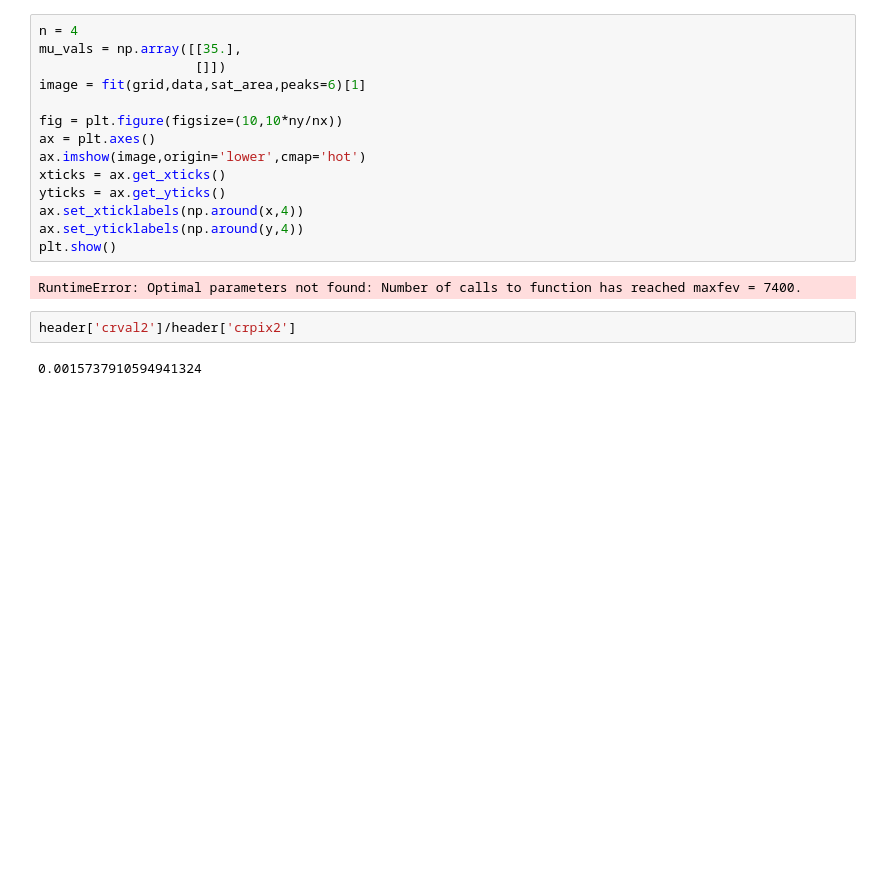
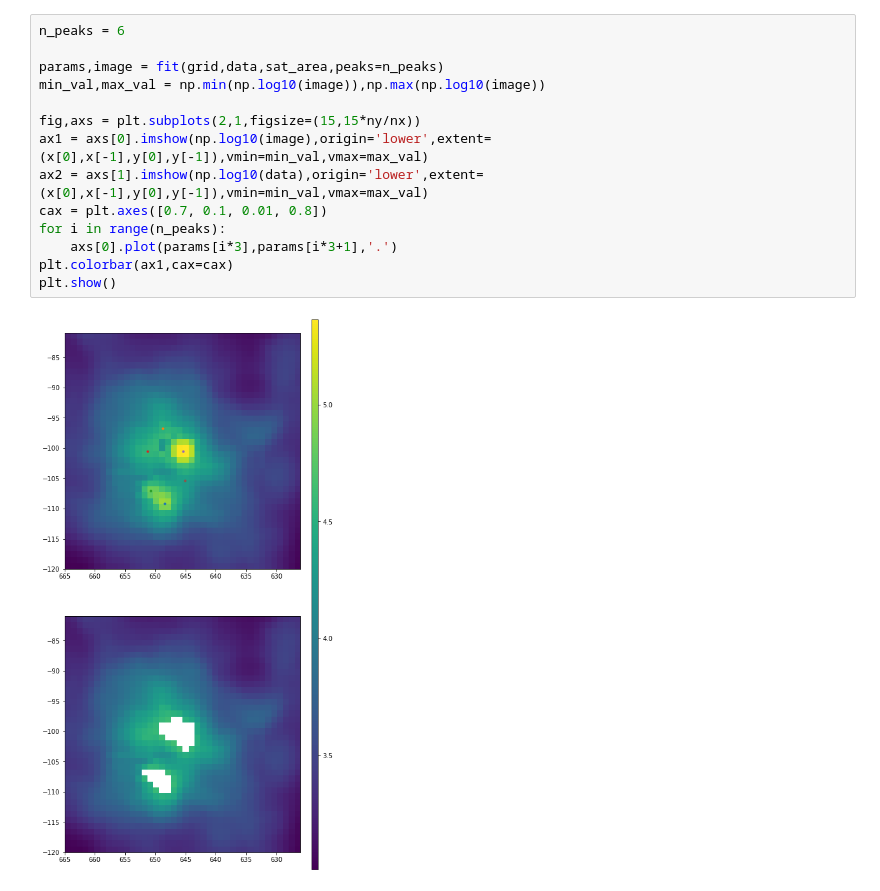
Before and after one commit to martimmcdc/2d-gaussian-fitting, a Jupyter notebook: Untitled.ipynb, the cells around one changed output. Cells and saved outputs as stored; diff of their text form; blank space fills up the shorter version.

```diff
--- a/Untitled.ipynb
+++ b/Untitled.ipynb
@@ -41,23 +72,19 @@ plt.show()
 # %%
-n = 4
-mu_vals = np.array([[35.],
-                    []])
-image = fit(grid,data,sat_area,peaks=6)[1]
+n_peaks = 6
 
-fig = plt.figure(figsize=(10,10*ny/nx))
-ax = plt.axes()
-ax.imshow(image,origin='lower',cmap='hot')
-xticks = ax.get_xticks()
-yticks = ax.get_yticks()
-ax.set_xticklabels(np.around(x,4))
-ax.set_yticklabels(np.around(y,4))
+params,image = fit(grid,data,sat_area,peaks=n_peaks)
+min_val,max_val = np.min(np.log10(image)),np.max(np.log10(image))
+
+fig,axs = plt.subplots(2,1,figsize=(15,15*ny/nx))
+ax1 = axs[0].imshow(np.log10(image),origin='lower',extent=(x[0],x[-1],y[0],y[-1]),vmin=min_val,vmax=max_val)
+ax2 = axs[1].imshow(np.log10(data),origin='lower',extent=(x[0],x[-1],y[0],y[-1]),vmin=min_val,vmax=max_val)
+cax = plt.axes([0.7, 0.1, 0.01, 0.8])
+for i in range(n_peaks):
+    axs[0].plot(params[i*3],params[i*3+1],'.')
+plt.colorbar(ax1,cax=cax)
 plt.show()
 # %% [output]
-RuntimeError: Optimal parameters not found: Number of calls to function has reached maxfev = 7400.
+[figure, added]
-# %%
-header['crval2']/header['crpix2']
-# %% [output]
-0.0015737910594941324
 # %%
 header
 # %% [output]
```
Also changed, not shown: parts of 4 cells of this notebook, 8 other files.
